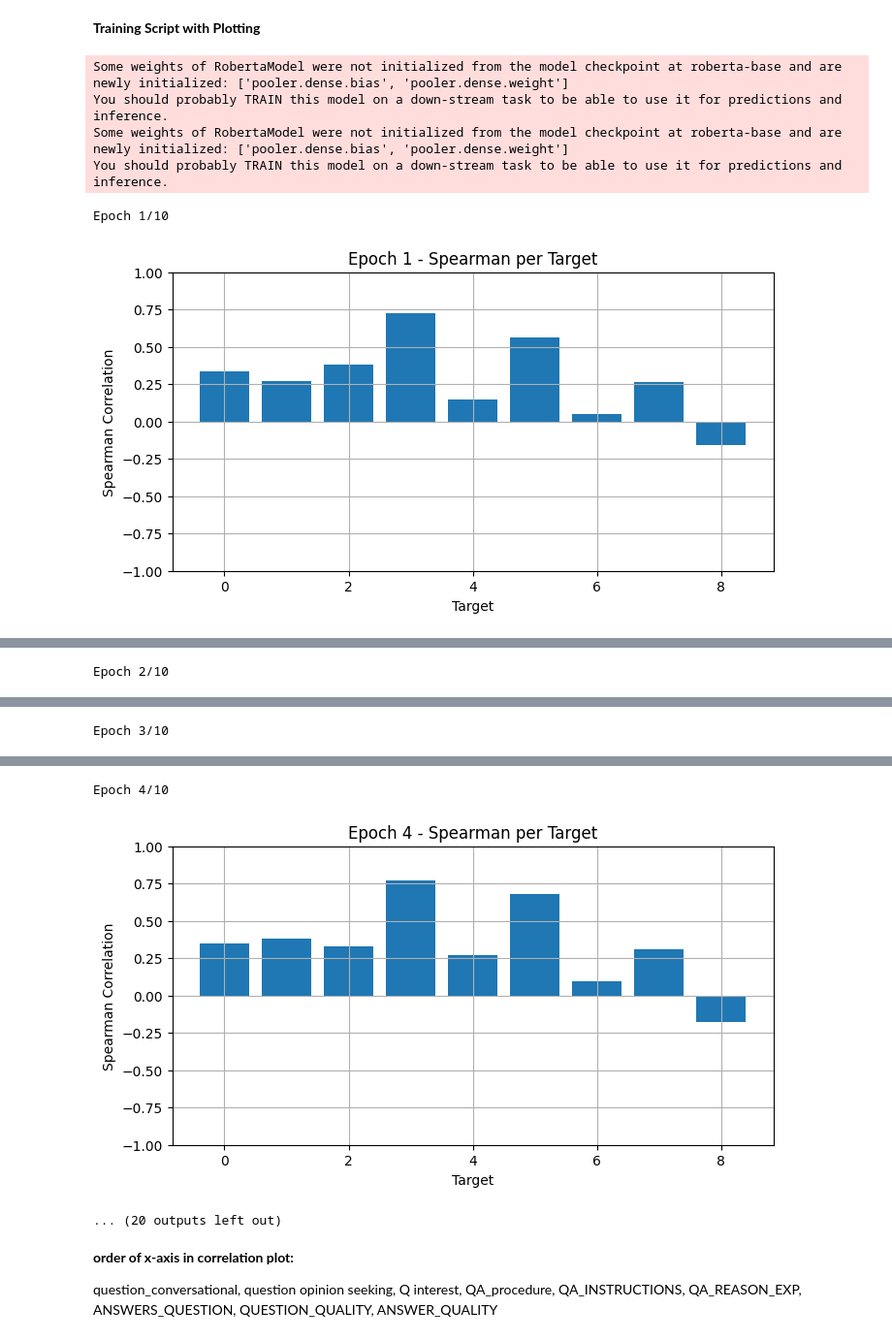
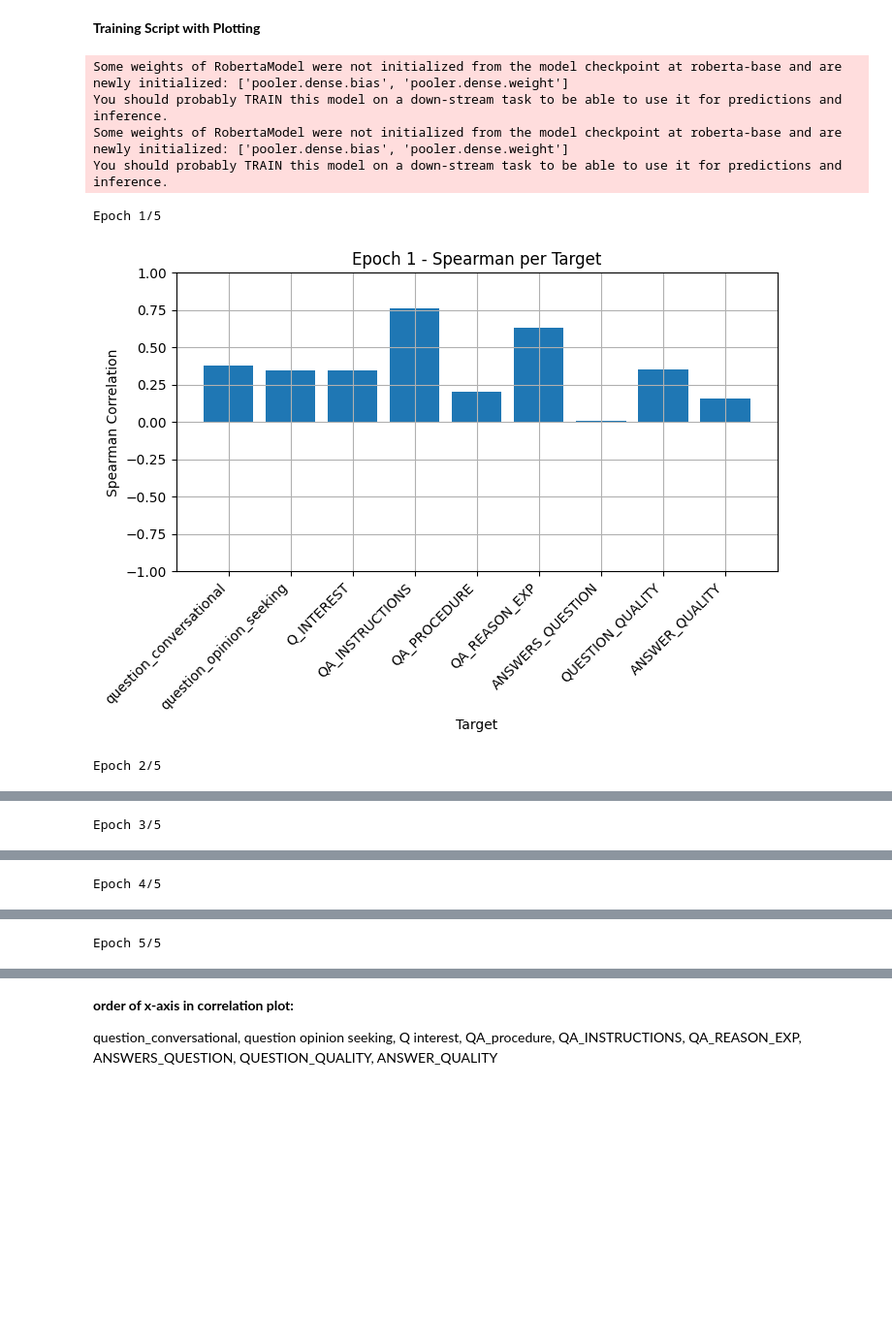
Before and after one commit to freida20git/SubjectiveQA-Rater, a Jupyter notebook: notebooks/siamiseNet_RoBERTa.ipynb, the cells around one changed output, grey strips where cells are left out. Shown at 97% size. Cells and saved outputs as stored; diff of their text form; code cells hidden in the pictures; blank space fills up the shorter version.

Commit message:
fixed a syntax code (we used the answers mask for question vector by accedent) so updated it and ran for 5 epochs because I saw overfitting in the later epochs

```diff
--- a/notebooks/siamiseNet_RoBERTa.ipynb
+++ b/notebooks/siamiseNet_RoBERTa.ipynb
@@ -160,8 +132,0 @@ Non-numeric values found in column 'answer_well_written':
-# %%
-metric_cols = sum(groups.values(), [])
-
-# Find rows where any metric column has ''
-mask = df[metric_cols].isin(['']).any(axis=1)
-
-# Drop those rows
-df = df[~mask].reset_index(drop=True)
@@ -181,3 +145,12 @@ for col in metric_cols:
+# %%
+# Convert the target columns to numeric, coercing errors (non-numeric values become NaN)
+df[target_columns] = df[target_columns].apply(pd.to_numeric, errors='coerce')
+
+# Drop any rows that have NaNs in any of the target columns
+df = df.dropna(subset=target_columns)
+
+# Optional: reset index after dropping
+df = df.reset_index(drop=True)
 # %%
 target_columns
 # %% [output]
@@ -346,7 +338,7 @@ def eval_epoch(model, dataloader, device):
         for batch in tqdm(dataloader):
             for k in batch:
                 batch[k] = batch[k].to(device)
-            output = model(batch['q_input_ids'], batch['a_attention_mask'],
+            output = model(batch['q_input_ids'], batch['q_attention_mask'],
                            batch['a_input_ids'], batch['a_attention_mask'])
             loss = F.mse_loss(output, batch["targets"])
             total_loss += loss.item()
@@ -389,7 +379,7 @@ def train_model(model, train_loader, val_loader, optimizer, device, num_epochs):
         plt.grid(True)
         plt.show()
 
-        # Plot Pearson
+        ''' Plot Pearson
         plt.figure(figsize=(8, 4))
         plt.bar(range(len(val_pearson)), val_pearson, color='orange')
         plt.xticks(ticks=range(len(target_columns)), labels=target_columns, rotation=45, ha='right')
@@ -398,7 +388,7 @@ def train_model(model, train_loader, val_loader, optimizer, device, num_epochs):
         plt.ylabel("Pearson Correlation")
         plt.ylim(-1, 1)
         plt.grid(True)
-        plt.show()
+        plt.show()'''
 
     # Plot Loss after training
     plt.figure(figsize=(8, 5))
@@ -413,19 +403,20 @@ def train_model(model, train_loader, val_loader, optimizer, device, num_epochs):
 # %%
 import torch
 import torch.nn.functional as F
 from torch.optim import Adam
 
 device = torch.device("cuda" if torch.cuda.is_available() else "cpu")
 model = SiameseRoBERTa(out_dim=len(target_columns))  # initialize model
 model = model.to(device)
 optimizer = torch.optim.Adam(model.parameters(), lr=2e-5)
-num_epochs = 10
+num_epochs = 5
 
 train_model(model, train_loader, val_loader, optimizer, device, num_epochs)
 # %% [output]
 Some weights of RobertaModel were not initialized from the model checkpoint at roberta-base and are newly initialized: ['pooler.dense.bias', 'pooler.dense.weight']
 You should probably TRAIN this model on a down-stream task to be able to use it for predictions and inference.
 Some weights of RobertaModel were not initialized from the model checkpoint at roberta-base and are newly initialized: ['pooler.dense.bias', 'pooler.dense.weight']
 You should probably TRAIN this model on a down-stream task to be able to use it for predictions and inference.
-Epoch 1/10
+Epoch 1/5
-[figure, old version]
+[figure, new version]
+Epoch 2/5
@@ -433 +424 @@ Epoch 1/10
-Epoch 2/10
+Epoch 3/5
@@ -434,0 +426 @@ Epoch 2/10
+Epoch 4/5
@@ -436 +428 @@ Epoch 2/10
-Epoch 3/10
+Epoch 5/5
@@ -439,6 +431,3 @@ Epoch 3/10
-Epoch 4/10
-[figure, removed]
-... (20 outputs left out)
 # %% [markdown]
 **order of x-axis in correlation plot:**
 
```
Also changed, not shown: parts of 21 cells of this notebook.
